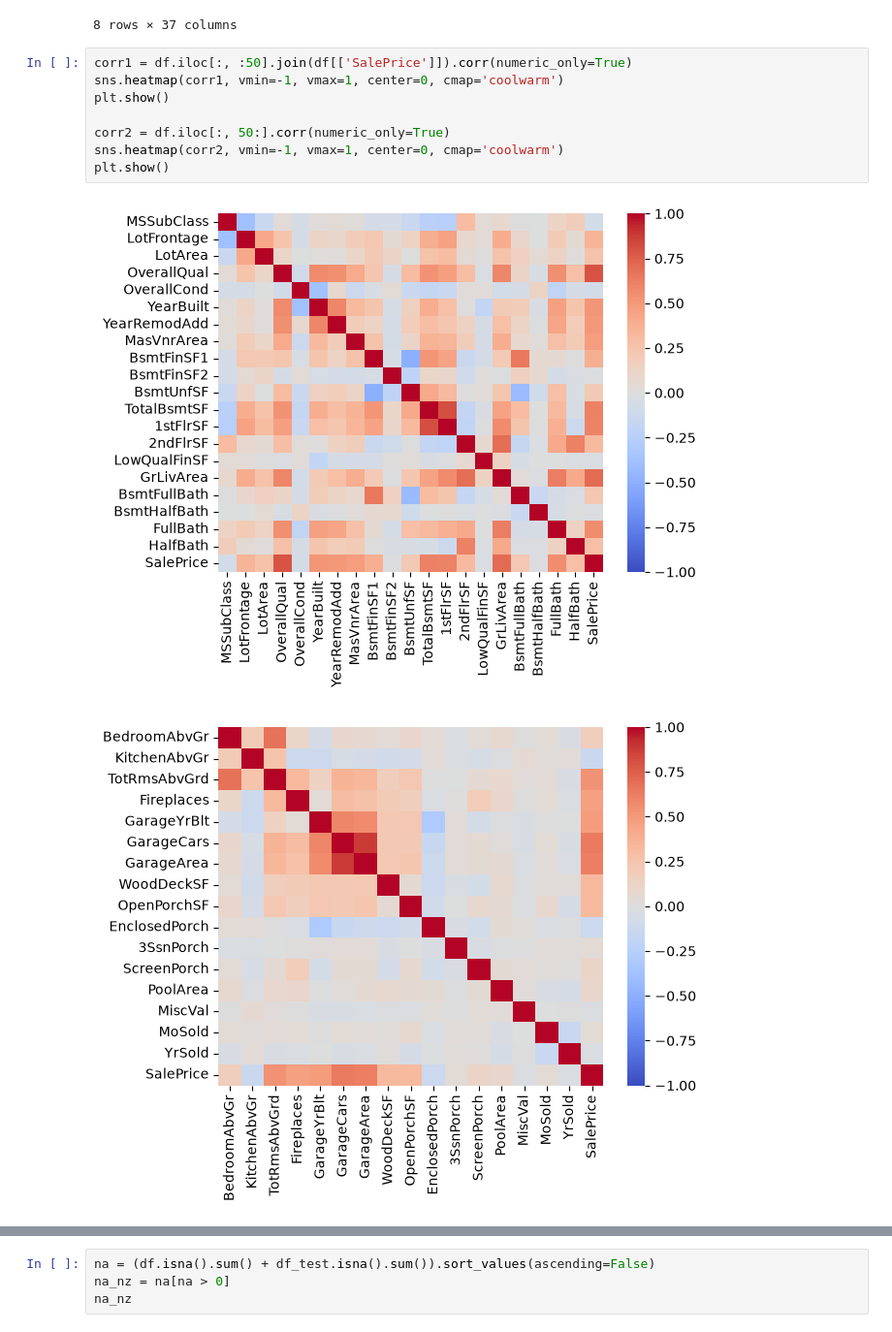
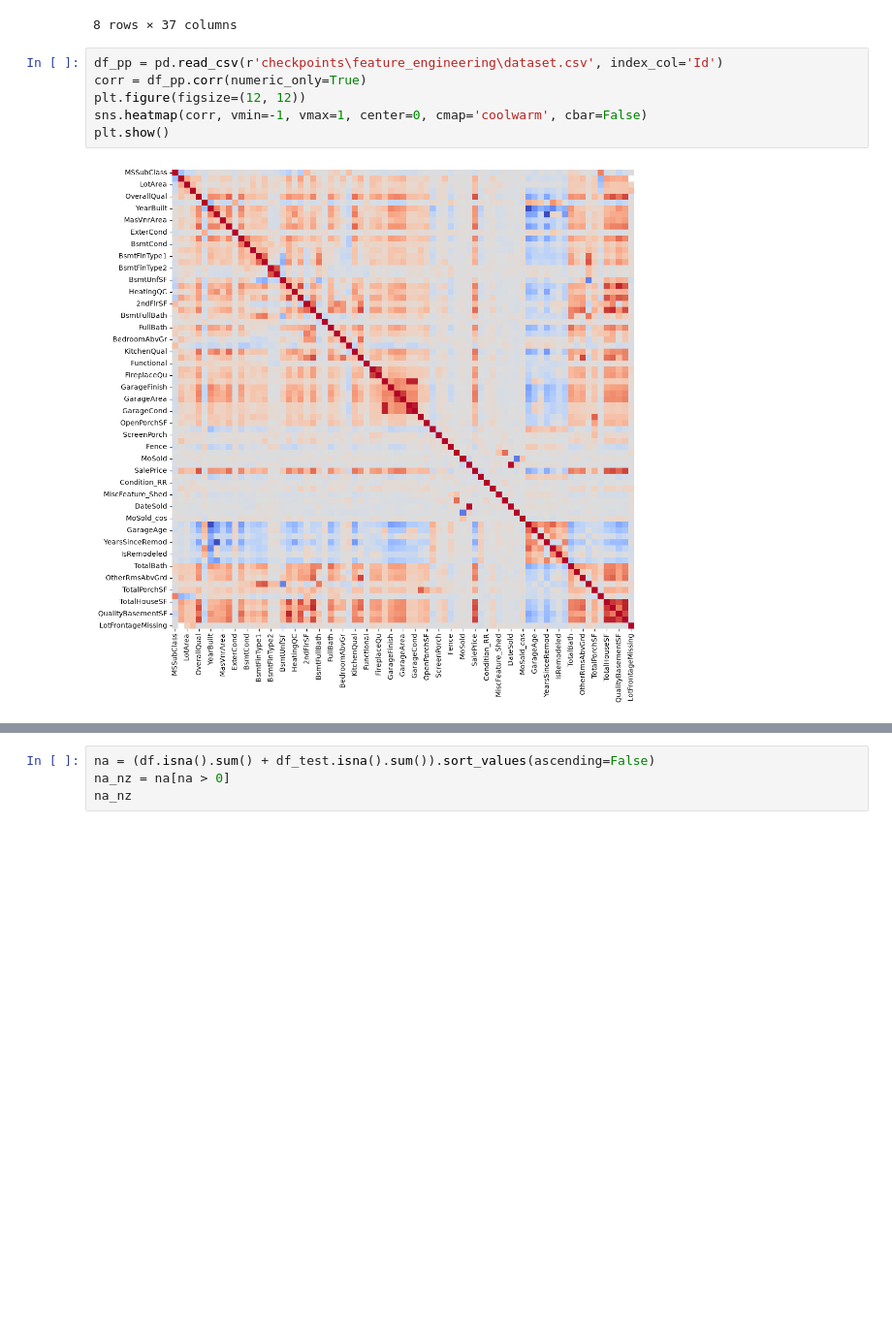
Before and after one commit to kh4beep/House_Prices, a Jupyter notebook: draft.ipynb, the cells around one changed output, grey strips where cells are left out. Shown at 97% size. Cells and saved outputs as stored; diff of their text form; blank space fills up the shorter version.

```diff
--- a/draft.ipynb
+++ b/draft.ipynb
@@ -171,14 +173,11 @@ df.describe()
 | 75% | 70.000000 | 80.000000 | 11601.500000 | 7.000000 | 6.000000 | 2000.000000 | 2004.000000 | 166.000000 | ... |
 | max | 190.000000 | 313.000000 | 215245.000000 | 10.000000 | 9.000000 | 2010.000000 | 2010.000000 | 1600.000000 | ... |
 8 rows × 37 columns
-# %%
-corr1 = df.iloc[:, :50].join(df[['SalePrice']]).corr(numeric_only=True)
-sns.heatmap(corr1, vmin=-1, vmax=1, center=0, cmap='coolwarm')
-plt.show()
-
-corr2 = df.iloc[:, 50:].corr(numeric_only=True)
-sns.heatmap(corr2, vmin=-1, vmax=1, center=0, cmap='coolwarm')
-plt.show()
-# %% [output]
-[figure, removed]
-[figure, removed]
+# %%
+df_pp = pd.read_csv(r'checkpoints\feature_engineering\dataset.csv', index_col='Id')
+corr = df_pp.corr(numeric_only=True)
+plt.figure(figsize=(12, 12))
+sns.heatmap(corr, vmin=-1, vmax=1, center=0, cmap='coolwarm', cbar=False)
+plt.show()
+# %% [output]
+[figure, added]
```
Also changed, not shown: parts of 16 cells of this notebook, 12 other files.
